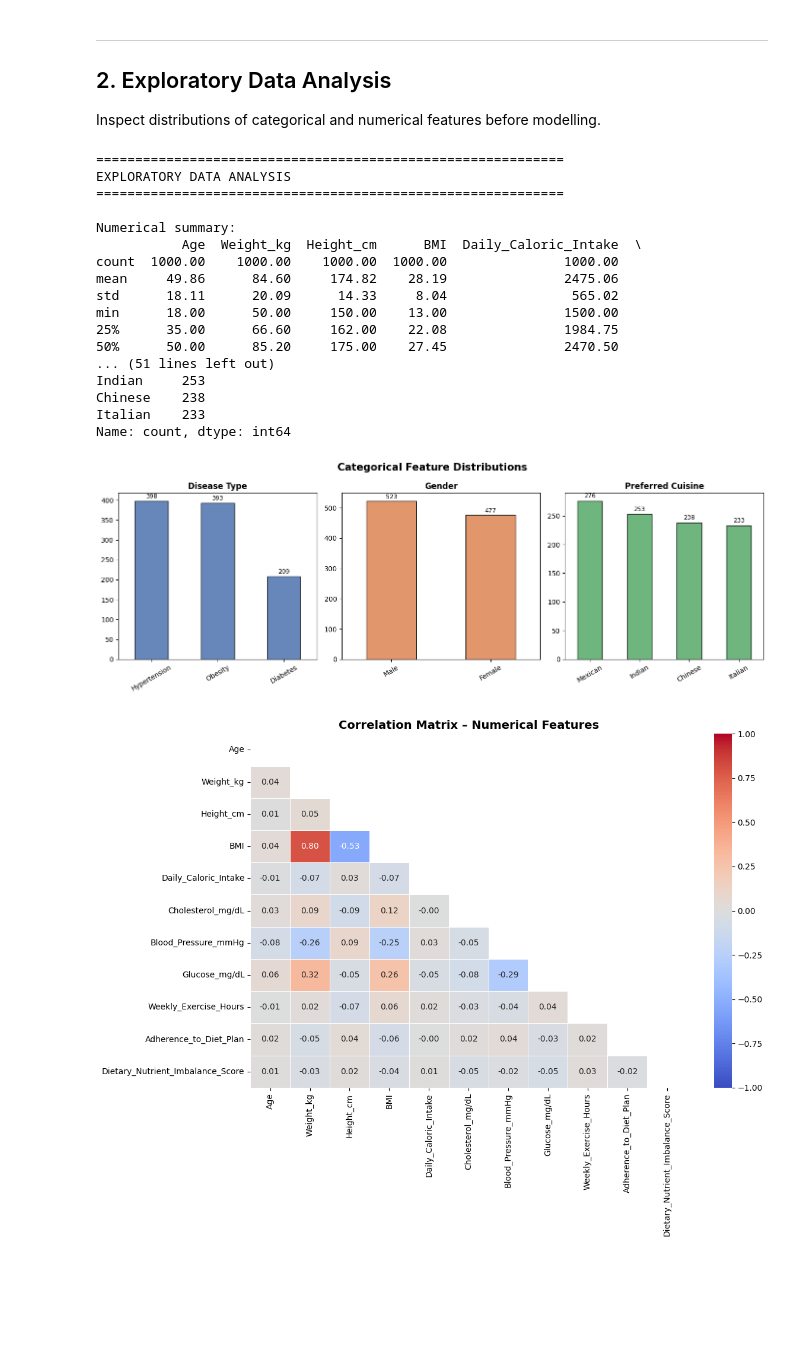
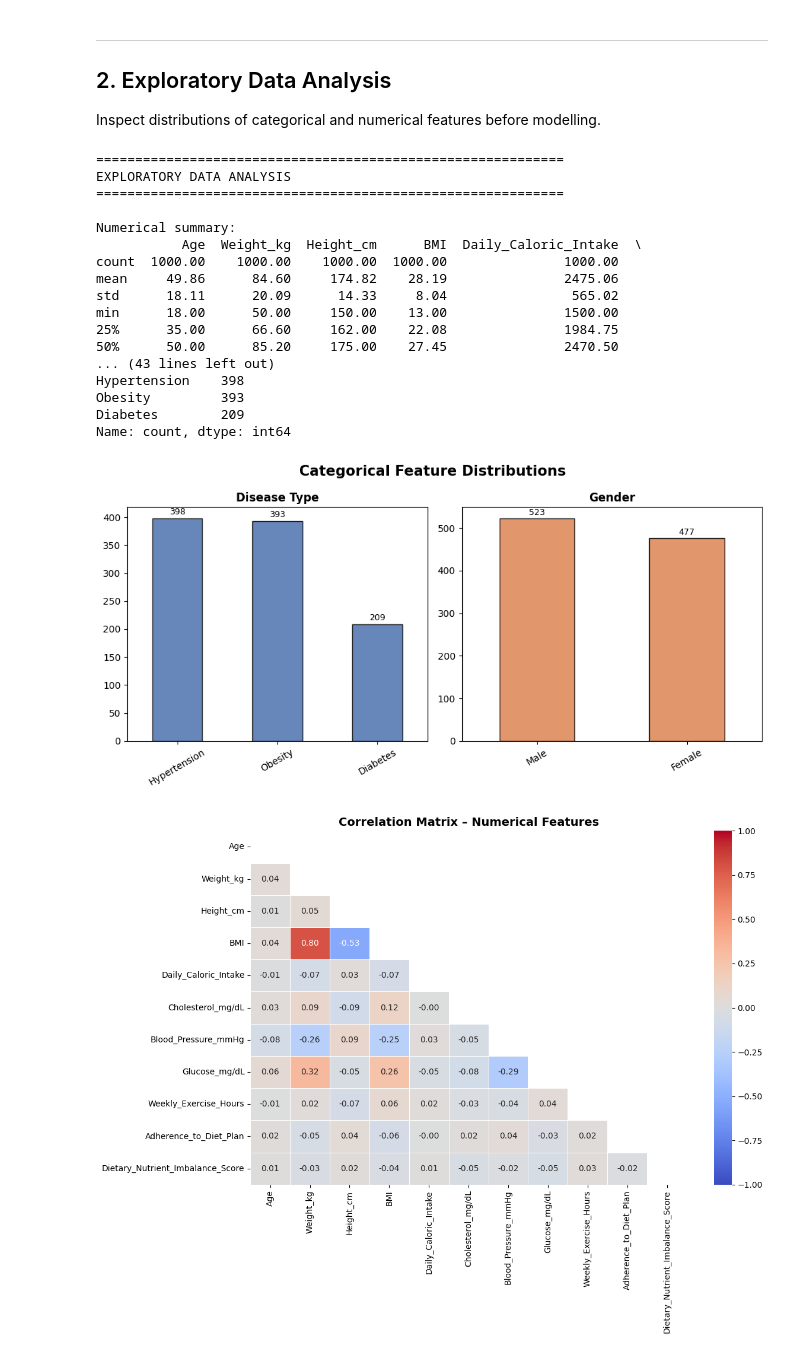
Before and after one commit to Fahad-Nawar/Dietary-analysis, a Jupyter notebook: dietary_analysis.ipynb, the cells around one changed output. Saved outputs shown, nothing was run; the diff lists cells and outputs as text; code cells hidden in the pictures; blank space fills up the shorter version.

```diff
--- a/dietary_analysis.ipynb
+++ b/dietary_analysis.ipynb
@@ -74,47 +74,47 @@ print("\nNumerical summary:")
 print(df.describe().round(2))
 
 print("\nCategorical distributions:")
-for col in ["Gender", "Disease_Type", "Preferred_Cuisine"]:
+for col in ["Gender", "Disease_Type"]:
     print(f"\n{col}:\n{df[col].value_counts()}")
 
-# Plot categorical distributions (1×3 grid)
-fig, axes = plt.subplots(1, 3, figsize=(14, 5))
+# Plot categorical distributions (1×2 grid)
+fig, axes = plt.subplots(1, 2, figsize=(10, 5))
 fig.suptitle("Categorical Feature Distributions", fontsize=15, fontweight="bold")
-cats   = ["Disease_Type", "Gender", "Preferred_Cuisine"]
-colors = ["#4C72B0", "#DD8452", "#55A868"]
+cats   = ["Disease_Type", "Gender"]
+colors = ["#4C72B0", "#DD8452"]
 for ax, col, color in zip(axes, cats, colors):
     counts = df[col].value_counts()
     counts.index = counts.index.astype(str)
     counts.plot(kind="bar", ax=ax, color=color, edgecolor="black", alpha=0.85)
     ax.set_title(col.replace("_", " "), fontsize=12, fontweight="bold")
     ax.set_xlabel("")
     ax.tick_params(axis="x", rotation=30)
     for bar in ax.patches:
         ax.text(bar.get_x() + bar.get_width() / 2,
                 bar.get_height() + 3, int(bar.get_height()),
                 ha="center", va="bottom", fontsize=9)
 plt.tight_layout()
 plt.savefig("eda_categorical.png", dpi=150)
 plt.show()
 # %% [output]
 ============================================================
 EXPLORATORY DATA ANALYSIS
 ============================================================
 
 Numerical summary:
            Age  Weight_kg  Height_cm      BMI  Daily_Caloric_Intake  \
 count  1000.00    1000.00    1000.00  1000.00               1000.00
 mean     49.86      84.60     174.82    28.19               2475.06
 std      18.11      20.09      14.33     8.04                565.02
 min      18.00      50.00     150.00    13.00               1500.00
 25%      35.00      66.60     162.00    22.08               1984.75
 50%      50.00      85.20     175.00    27.45               2470.50
-... (51 lines left out)
-Indian     253
-Chinese    238
-Italian    233
+... (43 lines left out)
+Hypertension    398
+Obesity         393
+Diabetes        209
 Name: count, dtype: int64
-[figure, old version]
+[figure, new version]
 # %%
 # Correlation heatmap — all numerical columns in the dataset
 num_cols = ["Age", "Weight_kg", "Height_cm", "BMI", "Daily_Caloric_Intake",
```
Also changed, not shown: parts of 3 cells of this notebook, 1 other file.
